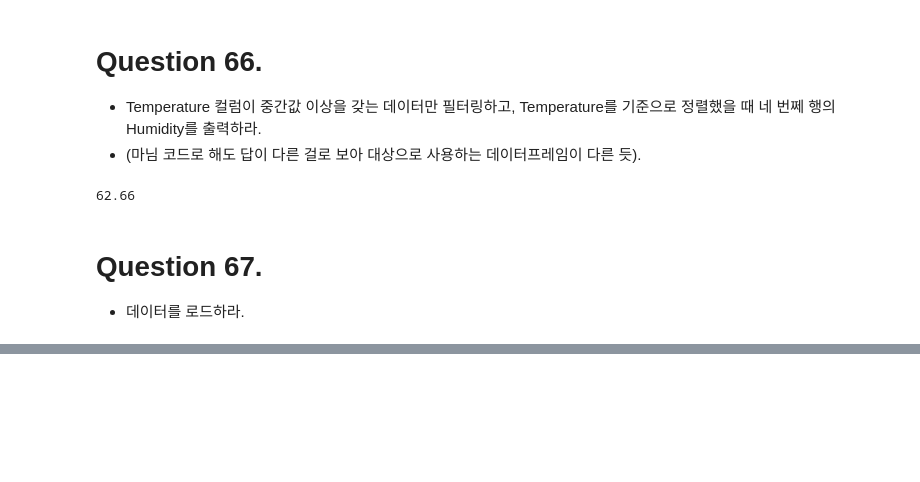
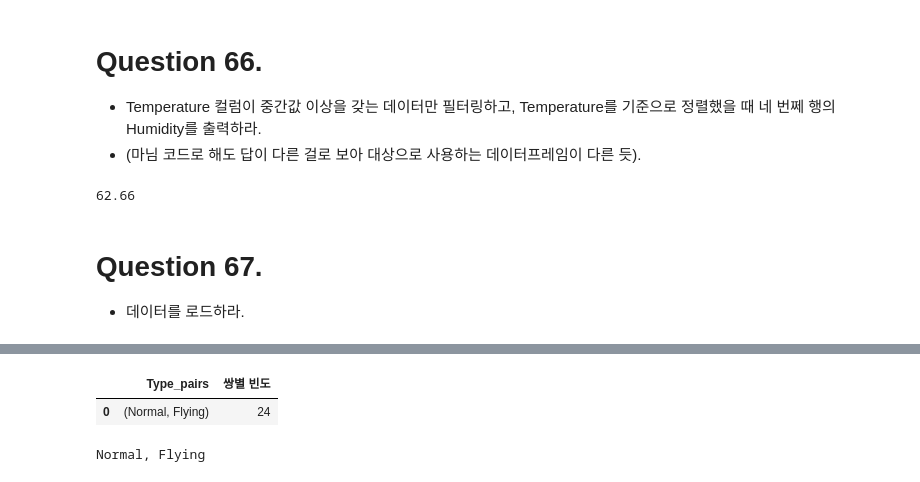
Before and after one commit to LWH4Data/Certifications, a Jupyter notebook: 빅분기/01_작업 1유형/sol.ipynb, the cells around one changed output, grey strips where cells are left out. Cells and saved outputs as stored; diff of their text form; code cells hidden in the pictures; blank space fills up the shorter version.

```diff
--- a/빅분기/01_작업 1유형/sol.ipynb
+++ b/빅분기/01_작업 1유형/sol.ipynb
@@ -1573,0 +1725,32 @@ print(Ans)
+# %%
+# 1. Type2가 nan이 있이게 non이 아닌 값들만 출력.
+target = df.loc[df['Type_2'].notna()].copy()
+# display(target.info())
+
+# 1. (Type1, Type2) 쌍으로 된 컬럼 생성.
+#   - zip(): 반복 가능한 객체를 묶어 튜플로 형태로 반환해 주는 함수.
+#   - list()로 묶어 Series로 컬럼을 생성.
+target['Type_pairs'] = list(zip(target['Type_1'], target['Type_2']))
+# display(target['Type_pairs'])
+
+# 2. Type_pairs로 그룹화를 한 뒤 각 범주의 빈도수를 출력.
+target = target.groupby('Type_pairs').size().reset_index(name = '쌍별 빈도')
+# display(target)
+
+# 3. 쌍별 빈도를 중심으로 내림차순 정렬 후 첫 번째 행을 출력.
+target = target.sort_values('쌍별 빈도', ascending = False).reset_index(drop = True).iloc[0]
+display(target.to_frame().T)
+
+# 4. 번외: 필요하다면 아래와 같이 Type_pairs 컬럼에서 개별 Type을 출력하여 사용.
+Type_1_value = target['Type_pairs'][0]
+Type_2_value = target['Type_pairs'][1]
+
+'''
+< 마님 풀이: 비용상으로 더 효율적임 (불필요한 컬럼 생성이 없기 때문) >
+result = df[['Type 1','Type 2']].value_counts().head(1)
+print(result)
+'''
+# %% [output]
+|  | Type_pairs | 쌍별 빈도 |
+| 0 | (Normal, Flying) | 24 |
+Normal, Flying
```
Also changed, not shown: parts of 23 cells of this notebook.
